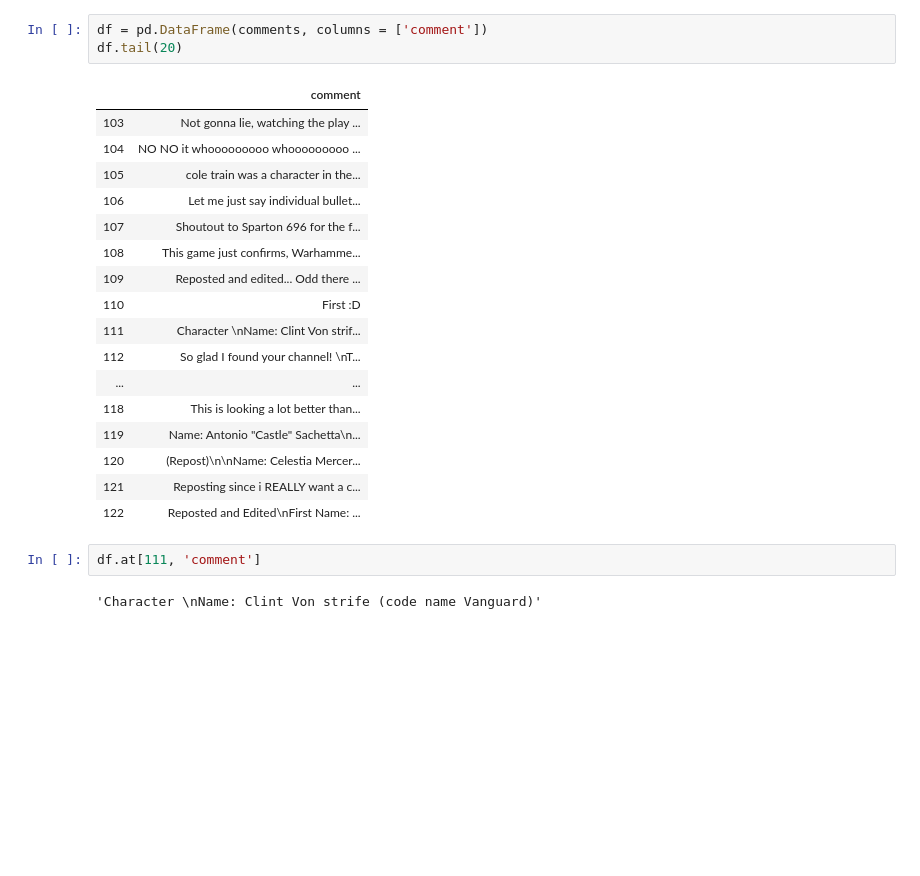
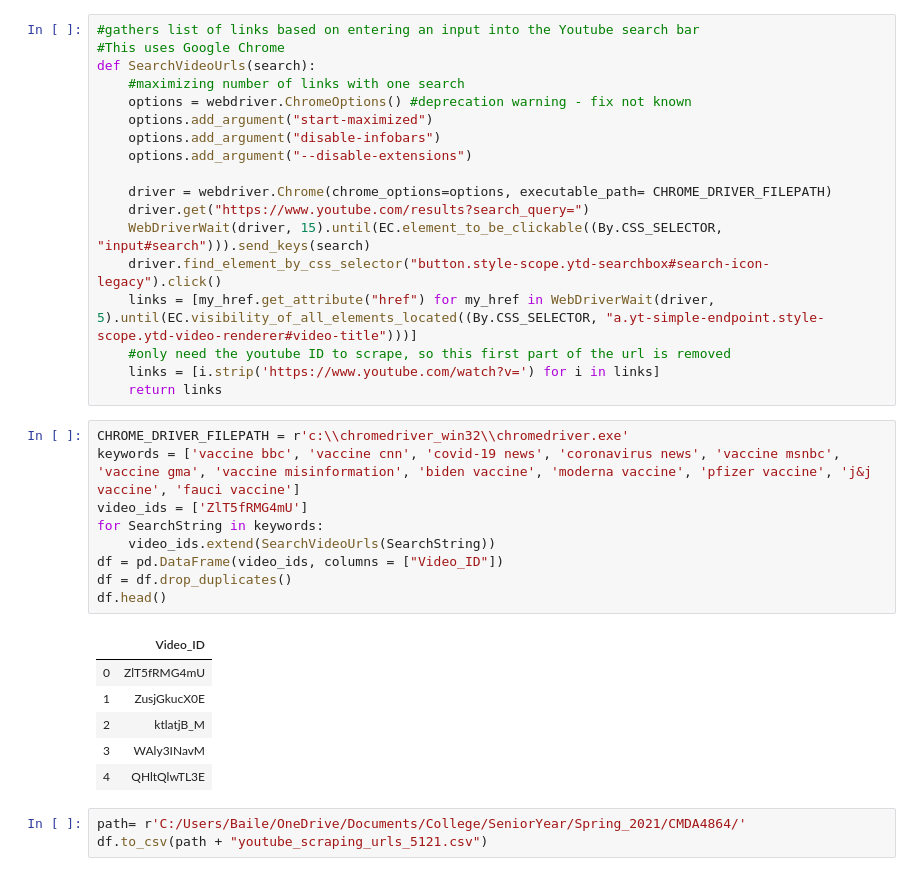
Before and after one commit to baileym3/Youtube_Comment_LDA_Analysis, a Jupyter notebook: Youtube_Scraping_Script.ipynb, the cells around one changed output. Drawn from its saved outputs; the diff is of its cells as text; blank space fills up the shorter version.

```diff
--- a/Youtube_Scraping_Script.ipynb
+++ b/Youtube_Scraping_Script.ipynb
@@ -204,25 +11,37 @@ for element in comm1:
-# %%
-df = pd.DataFrame(comments, columns = ['comment'])
-df.tail(20)
-# %% [output]
-|  | comment |
-| 103 | Not gonna lie, watching the play ... |
-| 104 | NO NO it whooooooooo whooooooooo ... |
-| 105 | cole train was a character in the... |
-| 106 | Let me just say individual bullet... |
-| 107 | Shoutout to Sparton 696 for the f... |
-| 108 | This game just confirms, Warhamme... |
-| 109 | Reposted and edited... Odd there ... |
-| 110 | First :D |
-| 111 | Character \nName: Clint Von strif... |
-| 112 | So glad I found your channel! \nT... |
-| ... | ... |
-| 118 | This is looking a lot better than... |
-| 119 | Name: Antonio "Castle" Sachetta\n... |
-| 120 | (Repost)\n\nName: Celestia Mercer... |
-| 121 | Reposting since i REALLY want a c... |
-| 122 | Reposted and Edited\nFirst Name: ... |
-# %%
-df.at[111, 'comment']
-# %% [output]
-'Character \nName: Clint Von strife (code name Vanguard)'
+# %%
+#gathers list of links based on entering an input into the Youtube search bar
+#This uses Google Chrome
+def SearchVideoUrls(search):
+    #maximizing number of links with one search
+    options = webdriver.ChromeOptions() #deprecation warning - fix not known
+    options.add_argument("start-maximized")
+    options.add_argument("disable-infobars")
+    options.add_argument("--disable-extensions")
+
+    driver = webdriver.Chrome(chrome_options=options, executable_path= CHROME_DRIVER_FILEPATH)
+    driver.get("https://www.youtube.com/results?search_query=")
+    WebDriverWait(driver, 15).until(EC.element_to_be_clickable((By.CSS_SELECTOR, "input#search"))).send_keys(search)
+    driver.find_element_by_css_selector("button.style-scope.ytd-searchbox#search-icon-legacy").click()
+    links = [my_href.get_attribute("href") for my_href in WebDriverWait(driver, 5).until(EC.visibility_of_all_elements_located((By.CSS_SELECTOR, "a.yt-simple-endpoint.style-scope.ytd-video-renderer#video-title")))]
+    #only need the youtube ID to scrape, so this first part of the url is removed
+    links = [i.strip('https://www.youtube.com/watch?v=') for i in links]
+    return links
+# %%
+CHROME_DRIVER_FILEPATH = r'c:\\chromedriver_win32\\chromedriver.exe'
+keywords = ['vaccine bbc', 'vaccine cnn', 'covid-19 news', 'coronavirus news', 'vaccine msnbc', 'vaccine gma', 'vaccine misinformation', 'biden vaccine', 'moderna vaccine', 'pfizer vaccine', 'j&j vaccine', 'fauci vaccine']
+video_ids = ['ZlT5fRMG4mU']
+for SearchString in keywords:
+    video_ids.extend(SearchVideoUrls(SearchString))
+df = pd.DataFrame(video_ids, columns = ["Video_ID"])
+df = df.drop_duplicates()
+df.head()
+# %% [output]
+|  | Video_ID |
+| 0 | ZlT5fRMG4mU |
+| 1 | ZusjGkucX0E |
+| 2 | ktlatjB_M |
+| 3 | WAly3INavM |
+| 4 | QHltQlwTL3E |
+# %%
+path= r'C:/Users/Baile/OneDrive/Documents/College/SeniorYear/Spring_2021/CMDA4864/'
+df.to_csv(path + "youtube_scraping_urls_5121.csv")
```
Also changed, not shown: parts of 19 cells of this notebook.
